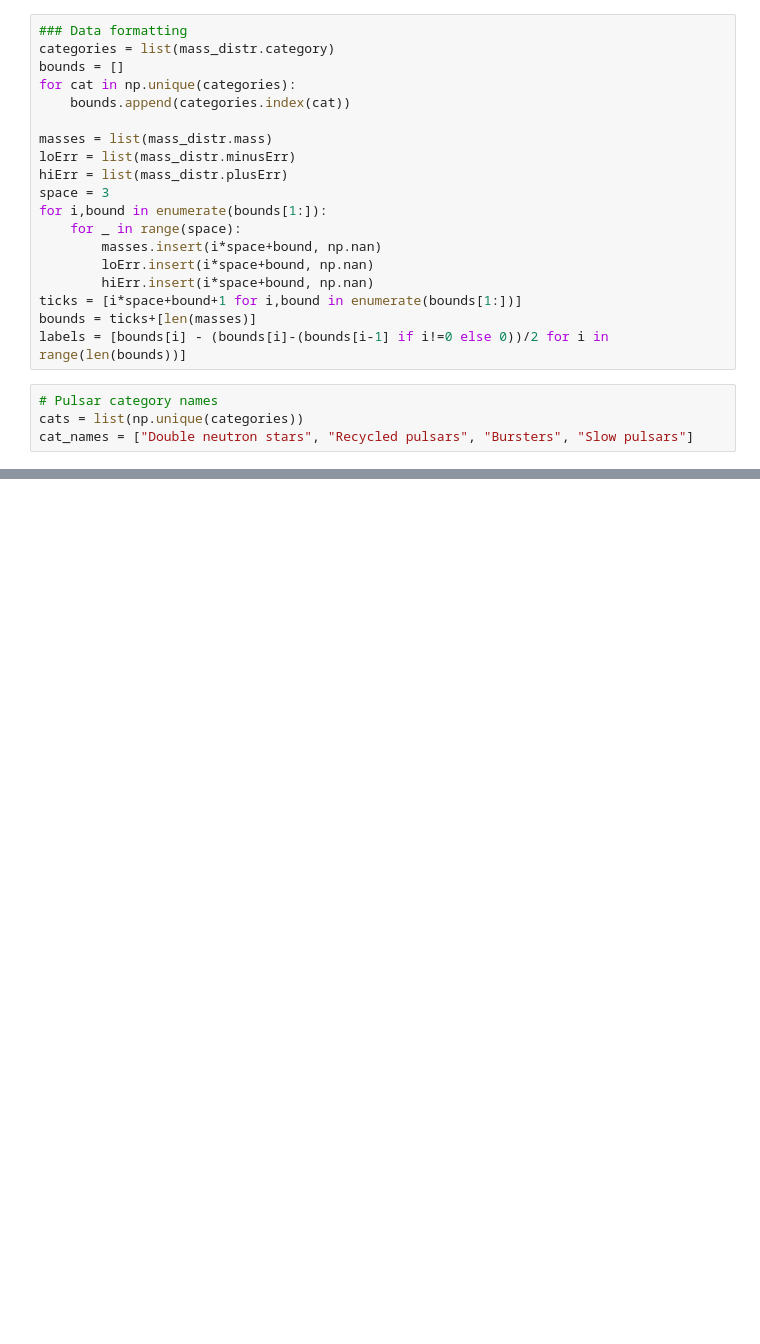
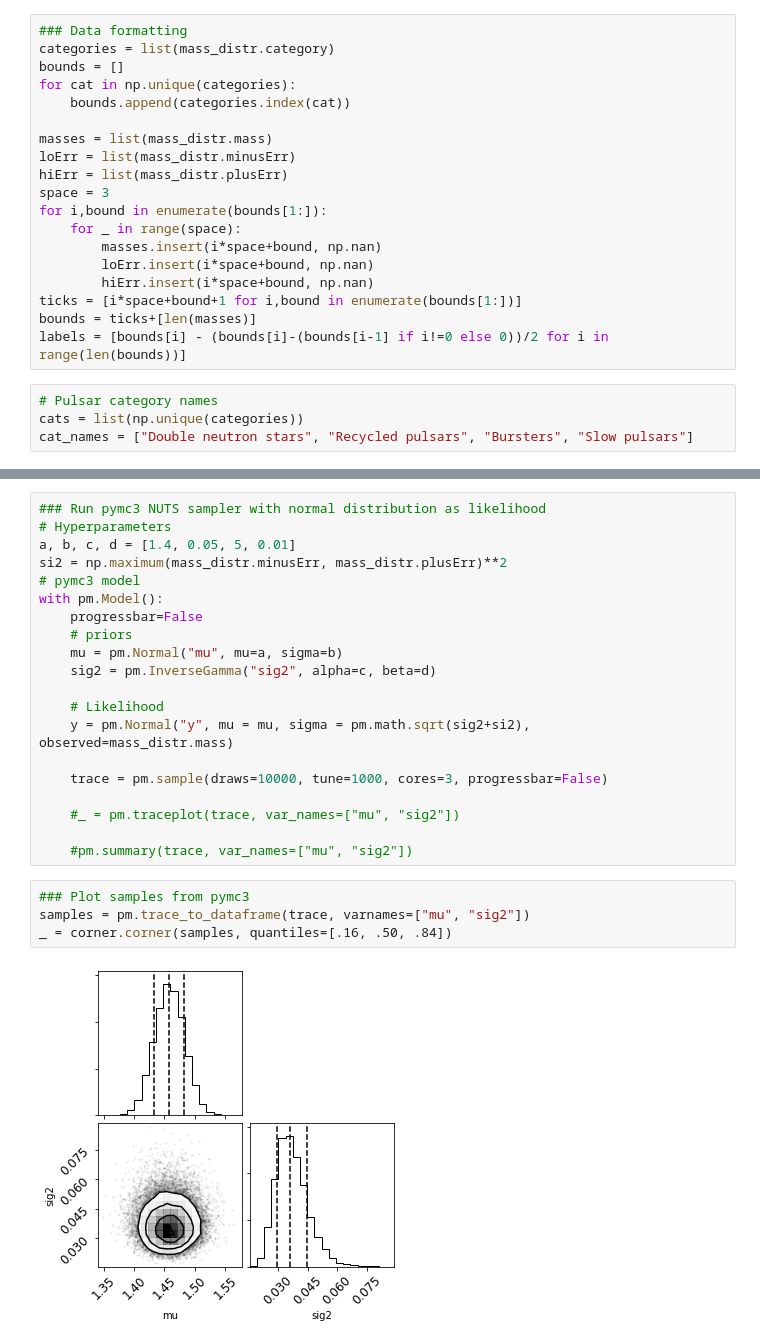
Before and after one commit to eramey16/stars_project, a Jupyter notebook: emily_nb.ipynb, the cells around one changed output, grey strips where cells are left out. Cells and saved outputs as stored; diff of their text form; blank space fills up the shorter version.

Commit message:
Basic MCMC and some plots

```diff
--- a/emily_nb.ipynb
+++ b/emily_nb.ipynb
@@ -167,0 +175,26 @@ plt.savefig(plot_dir+"DNS_fit.png")
+# %%
+### Run pymc3 NUTS sampler with normal distribution as likelihood
+# Hyperparameters
+a, b, c, d = [1.4, 0.05, 5, 0.01]
+si2 = np.maximum(mass_distr.minusErr, mass_distr.plusErr)**2
+# pymc3 model
+with pm.Model():
+    progressbar=False
+    # priors
+    mu = pm.Normal("mu", mu=a, sigma=b)
+    sig2 = pm.InverseGamma("sig2", alpha=c, beta=d)
+
+    # Likelihood
+    y = pm.Normal("y", mu = mu, sigma = pm.math.sqrt(sig2+si2), observed=mass_distr.mass)
+
+    trace = pm.sample(draws=10000, tune=1000, cores=3, progressbar=False)
+
+    #_ = pm.traceplot(trace, var_names=["mu", "sig2"])
+
+    #pm.summary(trace, var_names=["mu", "sig2"])
+# %%
+### Plot samples from pymc3
+samples = pm.trace_to_dataframe(trace, varnames=["mu", "sig2"])
+_ = corner.corner(samples, quantiles=[.16, .50, .84])
+# %% [output]
+[figure, added]
```
Also changed, not shown: parts of 9 cells of this notebook, 2 other files.
